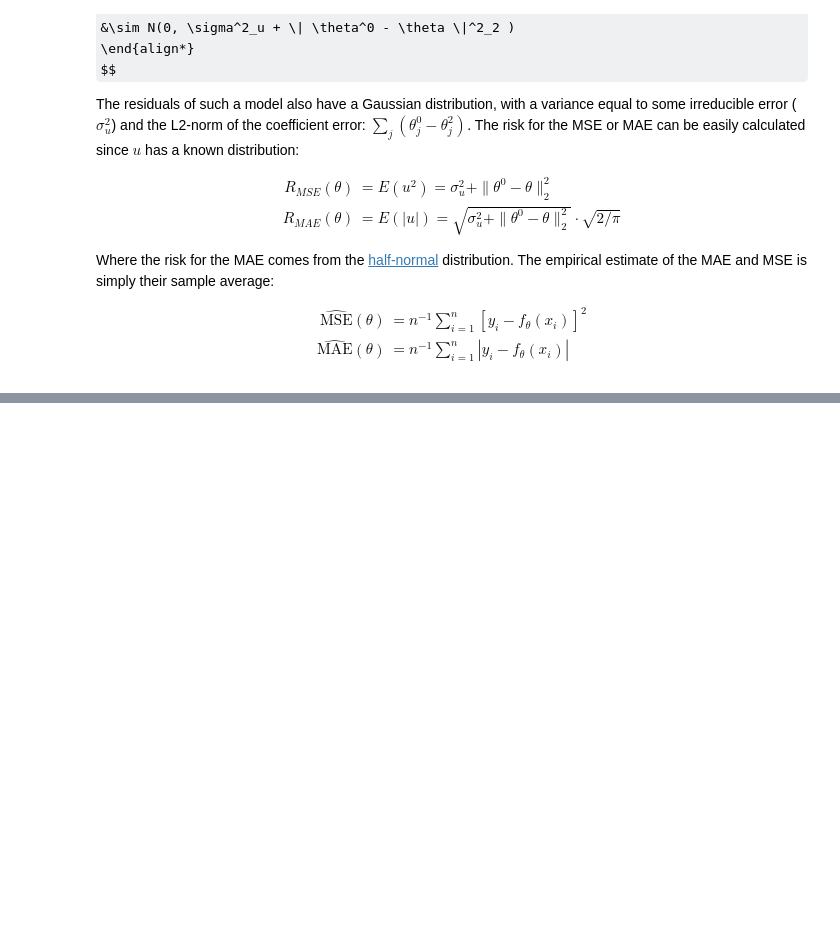
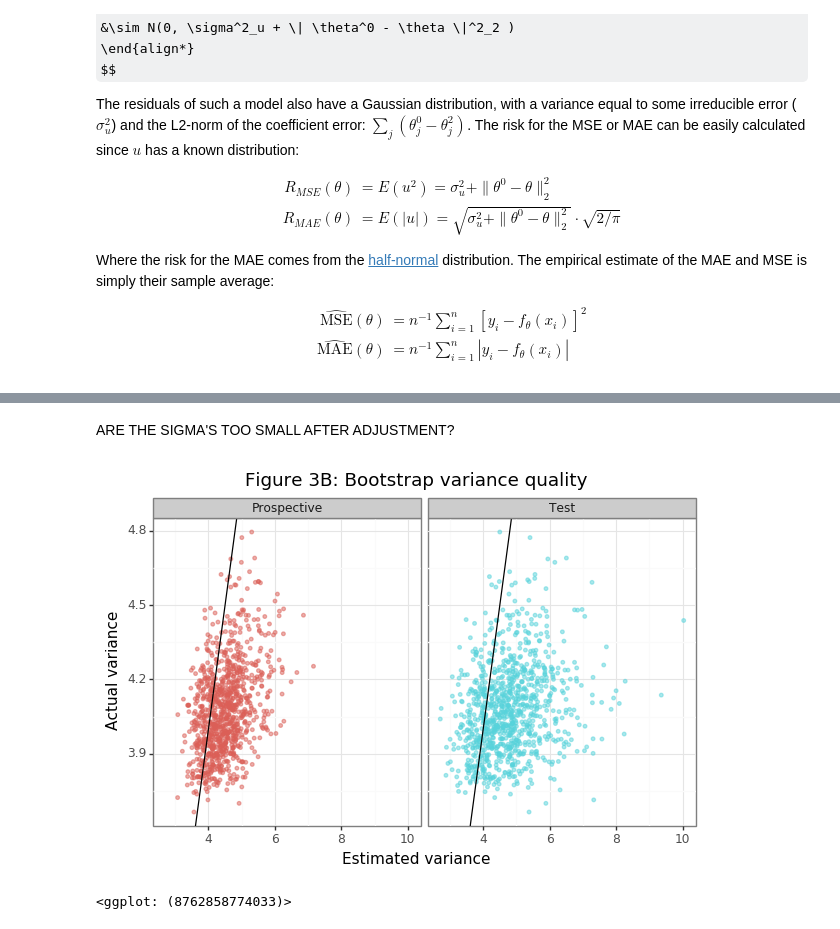
Before and after one commit to erikdrysdale/erikdrysdale.github.io, a Jupyter notebook: _rmd/extra_regression/power_for_regression_metrics.ipynb, the cells around one changed output, grey strips where cells are left out. Saved outputs shown, nothing was run; the diff lists cells and outputs as text; code cells hidden in the pictures; some formulas as TeX source; blank space fills up the shorter version.

```diff
--- a/_rmd/extra_regression/power_for_regression_metrics.ipynb
+++ b/_rmd/extra_regression/power_for_regression_metrics.ipynb
@@ -428,0 +614,17 @@ Throughout this post we will use both the MAE and MSE as possible statistics of
+# %% [markdown]
+ARE THE SIGMA'S TOO SMALL AFTER ADJUSTMENT?
+# %%
+dat_sig2 = df_sim.melt(['idx','sig2_gt'],['sig2_prosp','sig2_test'],'msr').assign(msr=lambda x: x.msr.str.replace('sig2_',''))
+di_msr = {'prosp':'Prospective', 'test':'Test', 'gt':'Ground-Truth'}
+
+plotnine.options.figure_size = (7, 4)
+gg_sig2 = (ggplot(dat_sig2,aes(x='np.sqrt(value)',y='np.sqrt(sig2_gt)',color='msr')) + theme_bw() +
+           geom_point(size=1,alpha=0.5) + geom_abline(slope=1,intercept=0) +
+           facet_wrap('~msr',labeller=labeller(msr=di_msr)) +
+           labs(x='Estimated variance',y='Actual variance') +
+           ggtitle('Figure 3B: Bootstrap variance quality') +
+           guides(color=False))
+gg_sig2
+# %% [output]
+[figure, added]
+<ggplot: (8762858774033)>
```
Also changed, not shown: parts of 20 cells of this notebook.
